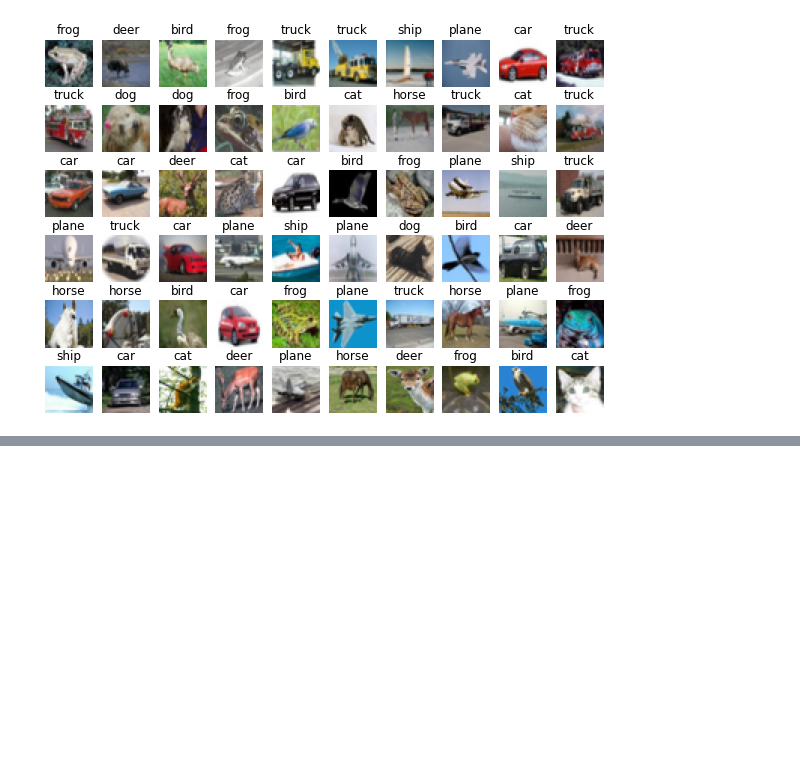
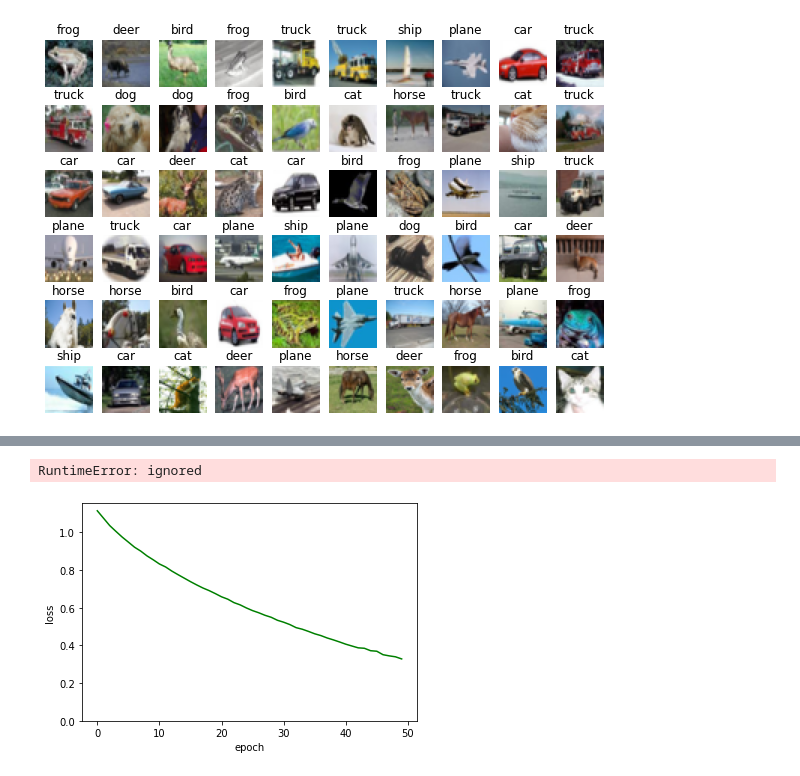
Before and after one commit to RobertSparadrap/neronal_network, a Jupyter notebook: cnn.ipynb, the cells around one changed output, grey strips where cells are left out. Saved outputs shown, nothing was run; the diff lists cells and outputs as text; code cells hidden in the pictures; blank space fills up the shorter version.

```diff
--- a/cnn.ipynb
+++ b/cnn.ipynb
@@ -42,0 +177,2 @@ fig = show_images(images, labels)
+# %%
+model, losses = train_model(model, trainloader, lr=0.01, epochs=50, momentum=0.5)
@@ -42,0 +197,23 @@ fig = show_images(images, labels)
+# %%
+import time
+import os
+
+timestamp = time.strftime("%Y%m%d-%H%M%S")
+file_name = f"conv_{timestamp}.bin"
+file_path = os.path.join("models", file_name)
+torch.save(model, file_path)
+# %% [output]
+RuntimeError: ignored
+# %%
+def plot_loss(losses):
+  fig = plt.figure()
+  plt.plot(losses, color="g")
+  plt.ylim(bottom=0)
+  plt.xlabel("epoch")
+  plt.ylabel("loss")
+  plt.show()
+  return fig
+# %%
+fig = plot_loss(losses)
+# %% [output]
+[figure, added]
```
Also changed, not shown: parts of 16 cells of this notebook.
